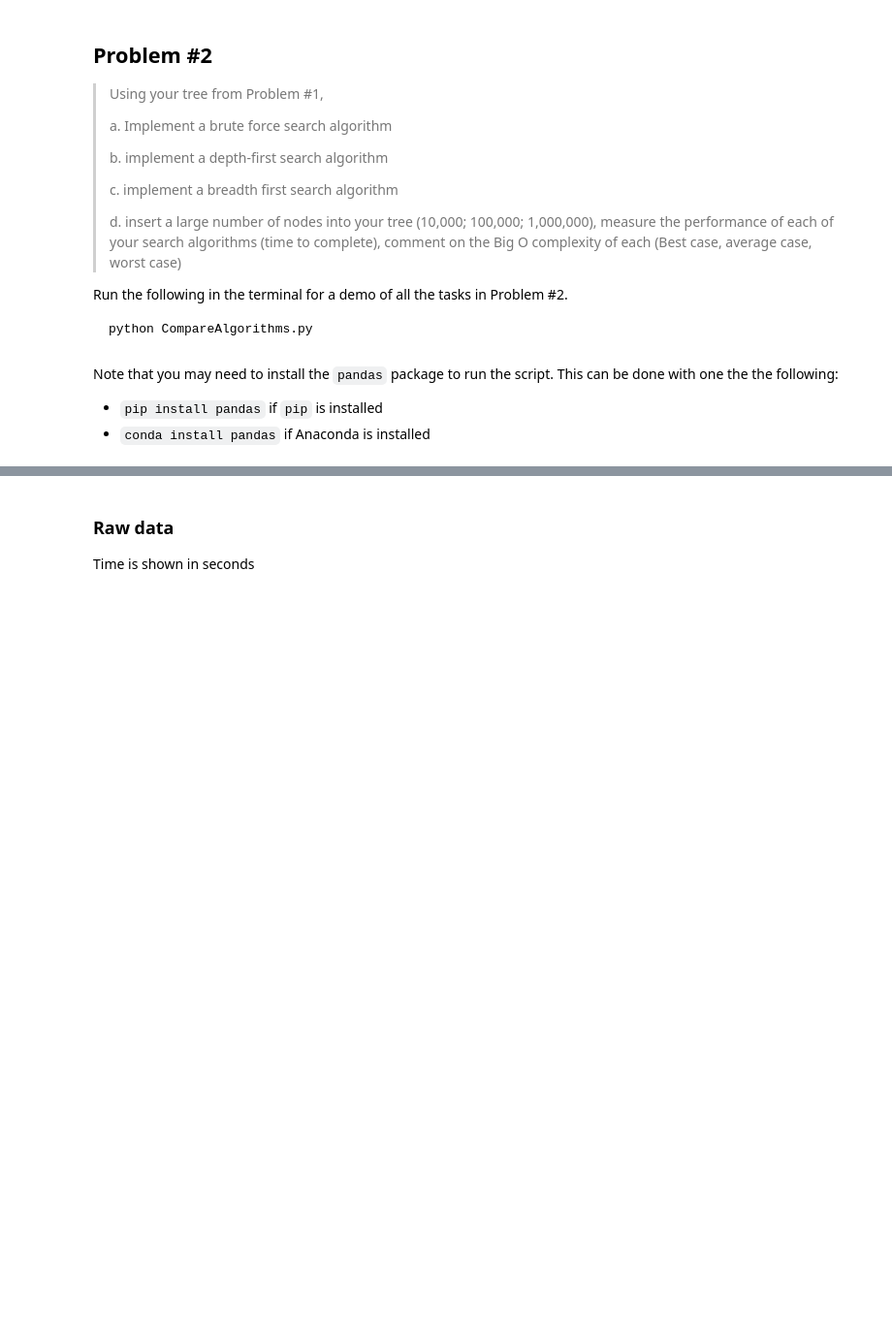
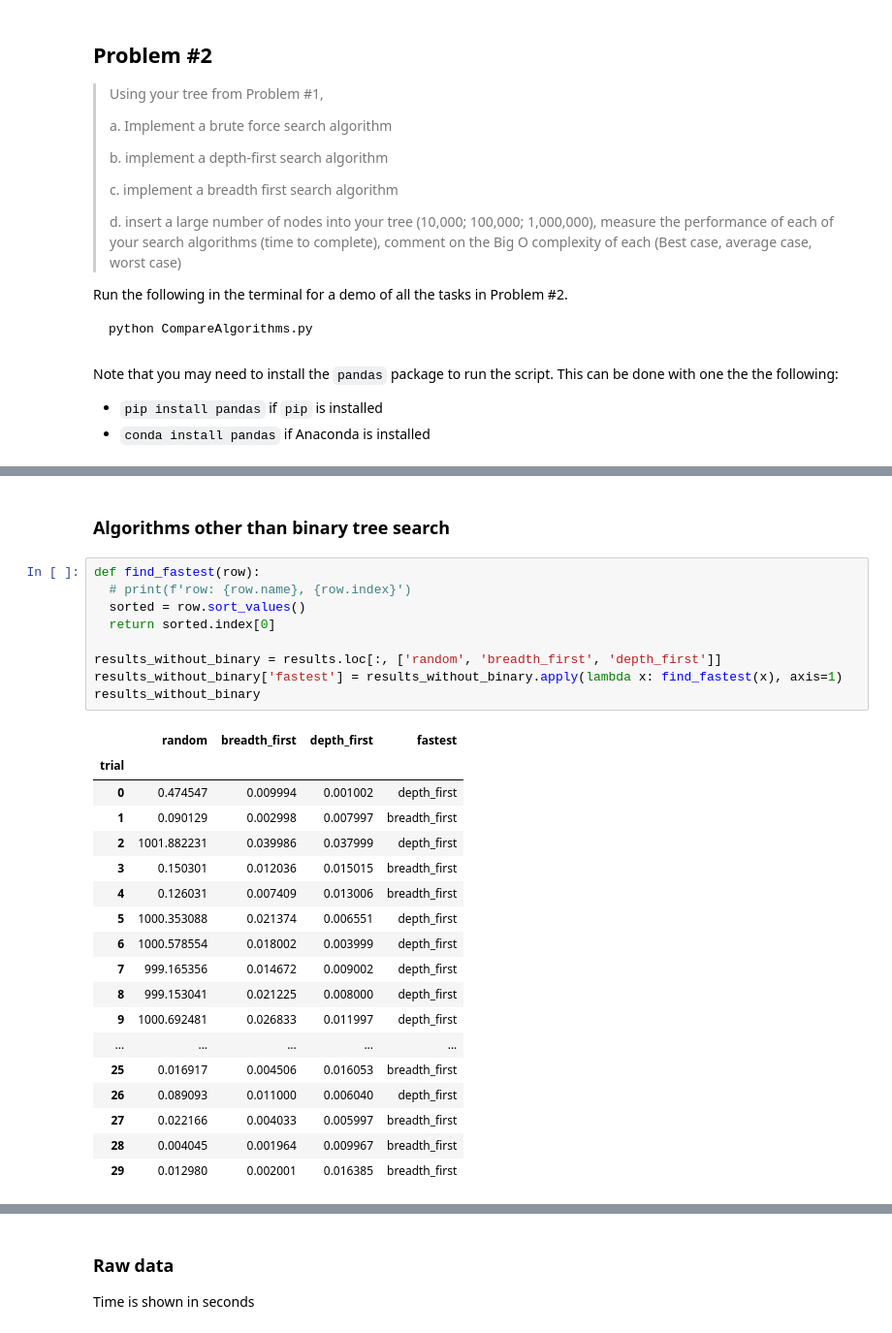
Before and after one commit to silvhua/binary-tree, a Jupyter notebook: notebooks/2024-08-22 readme.ipynb, the cells around one changed output, grey strips where cells are left out. Shown: that part at 97% size. Saved outputs shown, nothing was run; the diff lists cells and outputs as text; blank space fills up the shorter version.

```diff
--- a/notebooks/2024-08-22 readme.ipynb
+++ b/notebooks/2024-08-22 readme.ipynb
@@ -92,0 +125,30 @@ summary
+# %% [markdown]
+### Algorithms other than binary tree search
+# %%
+def find_fastest(row):
+  # print(f'row: {row.name}, {row.index}')
+  sorted = row.sort_values()
+  return sorted.index[0]
+
+results_without_binary = results.loc[:, ['random', 'breadth_first', 'depth_first']]
+results_without_binary['fastest'] = results_without_binary.apply(lambda x: find_fastest(x), axis=1)
+results_without_binary
+# %% [output]
+|  | random | breadth_first | depth_first | fastest |
+| trial |  |  |  |  |
+| 0 | 0.474547 | 0.009994 | 0.001002 | depth_first |
+| 1 | 0.090129 | 0.002998 | 0.007997 | breadth_first |
+| 2 | 1001.882231 | 0.039986 | 0.037999 | depth_first |
+| 3 | 0.150301 | 0.012036 | 0.015015 | breadth_first |
+| 4 | 0.126031 | 0.007409 | 0.013006 | breadth_first |
+| 5 | 1000.353088 | 0.021374 | 0.006551 | depth_first |
+| 6 | 1000.578554 | 0.018002 | 0.003999 | depth_first |
+| 7 | 999.165356 | 0.014672 | 0.009002 | depth_first |
+| 8 | 999.153041 | 0.021225 | 0.008000 | depth_first |
+| 9 | 1000.692481 | 0.026833 | 0.011997 | depth_first |
+| ... | ... | ... | ... | ... |
+| 25 | 0.016917 | 0.004506 | 0.016053 | breadth_first |
+| 26 | 0.089093 | 0.011000 | 0.006040 | depth_first |
+| 27 | 0.022166 | 0.004033 | 0.005997 | breadth_first |
+| 28 | 0.004045 | 0.001964 | 0.009967 | breadth_first |
+| 29 | 0.012980 | 0.002001 | 0.016385 | breadth_first |
```
Also changed, not shown: parts of 5 cells of this notebook, 3 other files.
